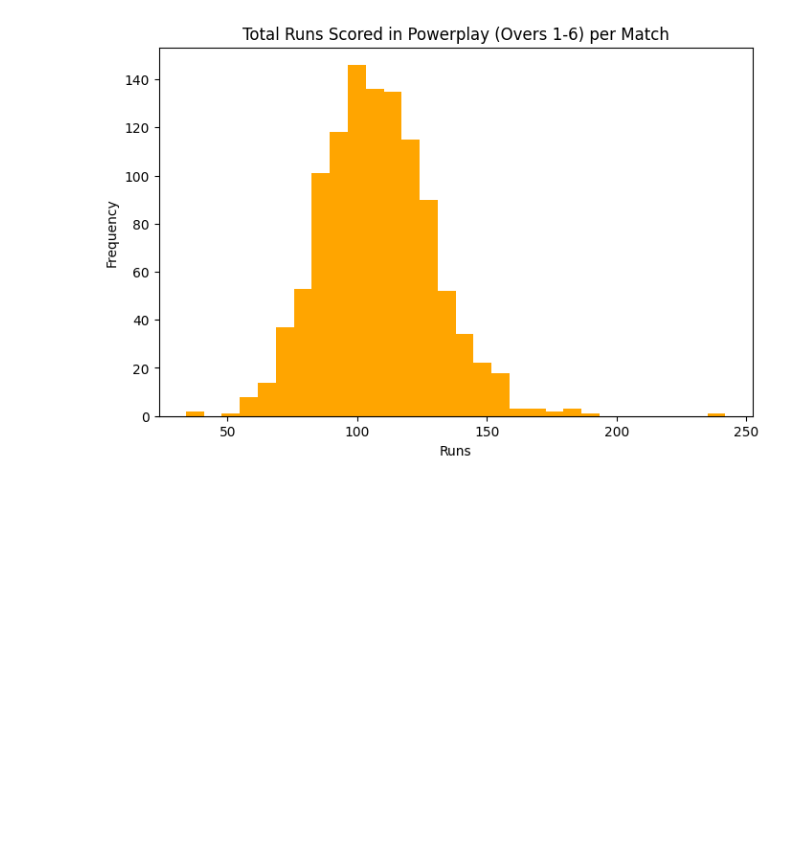
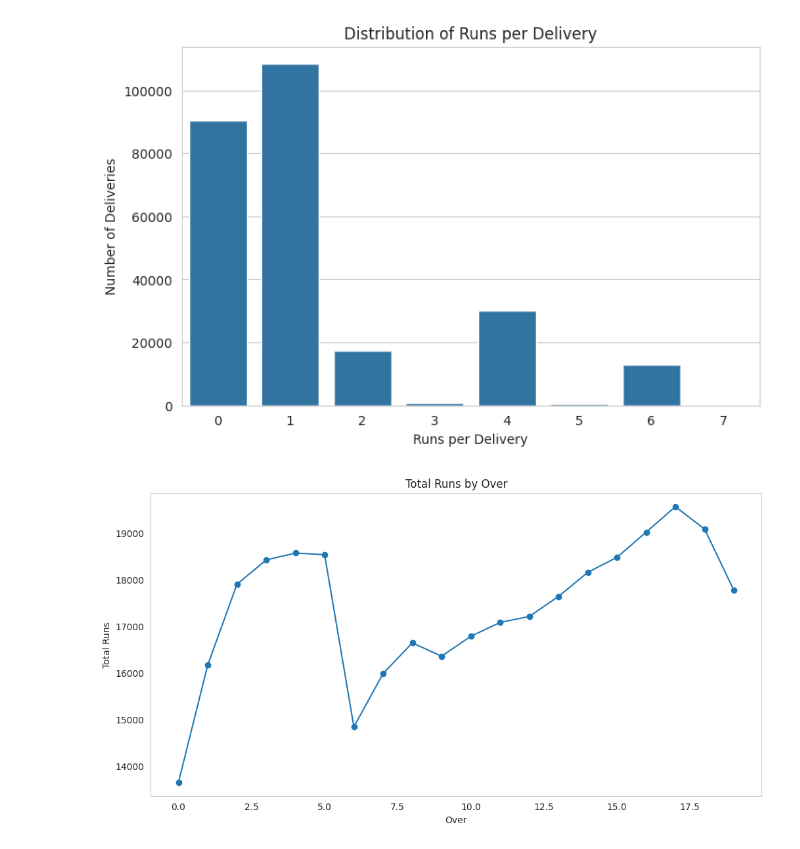
Before and after one commit to Bhanu-Jakka/ML_Project, a Jupyter notebook: EDA_IPL_MatchPrediction.ipynb, the cells around one changed output. Cells and saved outputs as stored; diff of their text form; code cells hidden in the pictures; blank space fills up the shorter version.

```diff
--- a/EDA_IPL_MatchPrediction.ipynb
+++ b/EDA_IPL_MatchPrediction.ipynb
@@ -1,8 +1,11 @@
 # %% [markdown]
 <a href="https://colab.research.google.com/github/Bhanu-Jakka/ML_Project/blob/main/EDA_IPL_MatchPrediction.ipynb" target="_parent"><img src="https://colab.research.google.com/assets/colab-badge.svg" alt="Open In Colab"/></a>
 # %%
-# Load the libraries
+#Imports
 import pandas as pd
 import numpy as np
 import matplotlib.pyplot as plt
 import seaborn as sns
+
+pd.set_option('display.max_columns', None)
+sns.set_style('whitegrid')
@@ -118 +99,14 @@ dtype: int64
+# %%
+#Clean up team names
+rename_map = {
+    'Delhi Daredevils': 'Delhi Capitals',
+    'Deccan Chargers': 'Sunrisers Hyderabad',
+    'Kings XI Punjab': 'Punjab Kings'
+}
+
+for col in ['team1', 'team2', 'toss_winner', 'winner']:
+    matches[col] = matches[col].replace(rename_map)
+
+for col in ['batting_team', 'bowling_team']:
+    deliveries[col] = deliveries[col].replace(rename_map)
 # %%
@@ -199,10 +267,27 @@ dtype: int64
 # %%
-#Runs per over from deliveries.csv — powerplay analysis
+# Runs per delivery & runs by over (powerplay trend)
+plt.figure(figsize=(8,5))
+sns.countplot(data=deliveries, x='total_runs')
+plt.title('Distribution of Runs per Delivery')
+plt.xlabel('Runs per Delivery'); plt.ylabel('Number of Deliveries')
+plt.show()
+
+runs_by_over = deliveries.groupby('over')['total_runs'].sum()
+plt.figure(figsize=(12,6))
+runs_by_over.plot(kind='line', marker='o')
+plt.title('Total Runs by Over')
+plt.xlabel('Over'); plt.ylabel('Total Runs')
+plt.grid()
+plt.show()
+
+# Powerplay (overs 0-6) total runs per match
 powerplay = deliveries[deliveries['over'] <= 6]
 powerplay_runs = powerplay.groupby('match_id')['total_runs'].sum()
-powerplay_runs.plot(kind='hist', bins=30, color='orange', figsize=(8,5))
+plt.figure(figsize=(8,5))
+powerplay_runs.plot(kind='hist', bins=30, color='orange')
 plt.title('Total Runs Scored in Powerplay (Overs 1-6) per Match')
-plt.xlabel('Runs')
+plt.xlabel('Powerplay Runs')
 plt.show()
 # %% [output]
-[figure, old version]
+[figure, new version]
+[figure, added]
```
Also changed, not shown: parts of 29 cells of this notebook.
